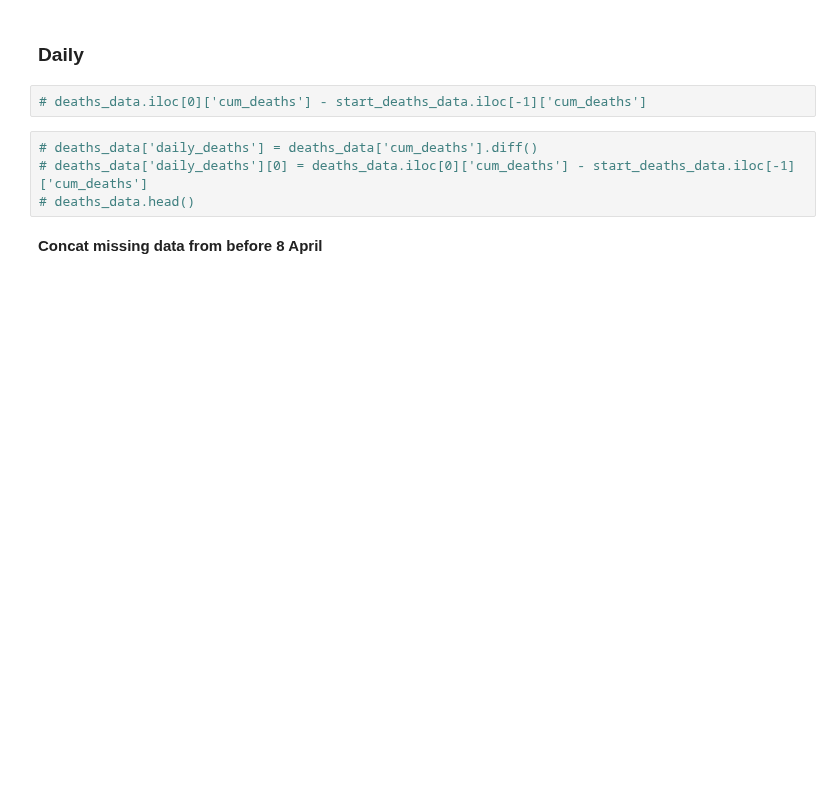
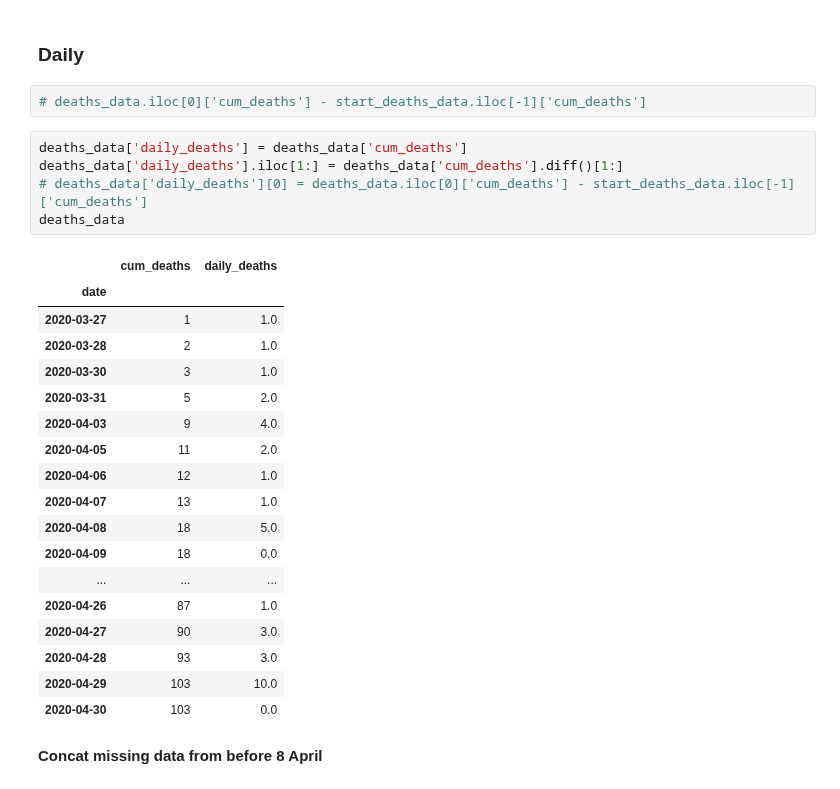
Before and after one commit to SimonRosen173/Covid19SAData, a Jupyter notebook: Data_Preprocessing.ipynb, the cells around one changed output. Drawn from its saved outputs; the diff is of its cells as text; blank space fills up the shorter version.

```diff
--- a/Data_Preprocessing.ipynb
+++ b/Data_Preprocessing.ipynb
@@ -657,9 +657,29 @@ deaths_data.tail()
 # %%
 # deaths_data.iloc[0]['cum_deaths'] - start_deaths_data.iloc[-1]['cum_deaths']
 # %%
-# deaths_data['daily_deaths'] = deaths_data['cum_deaths'].diff()
+deaths_data['daily_deaths'] = deaths_data['cum_deaths']
+deaths_data['daily_deaths'].iloc[1:] = deaths_data['cum_deaths'].diff()[1:]
 # deaths_data['daily_deaths'][0] = deaths_data.iloc[0]['cum_deaths'] - start_deaths_data.iloc[-1]['cum_deaths']
-# deaths_data.head()
+deaths_data
+# %% [output]
+|  | cum_deaths | daily_deaths |
+| date |  |  |
+| 2020-03-27 | 1 | 1.0 |
+| 2020-03-28 | 2 | 1.0 |
+| 2020-03-30 | 3 | 1.0 |
+| 2020-03-31 | 5 | 2.0 |
+| 2020-04-03 | 9 | 4.0 |
+| 2020-04-05 | 11 | 2.0 |
+| 2020-04-06 | 12 | 1.0 |
+| 2020-04-07 | 13 | 1.0 |
+| 2020-04-08 | 18 | 5.0 |
+| 2020-04-09 | 18 | 0.0 |
+| ... | ... | ... |
+| 2020-04-26 | 87 | 1.0 |
+| 2020-04-27 | 90 | 3.0 |
+| 2020-04-28 | 93 | 3.0 |
+| 2020-04-29 | 103 | 10.0 |
+| 2020-04-30 | 103 | 0.0 |
 # %% [markdown]
 **Concat missing data from before 8 April**
 # %%
```
Also changed, not shown: parts of 38 cells of this notebook, 59 other files.
